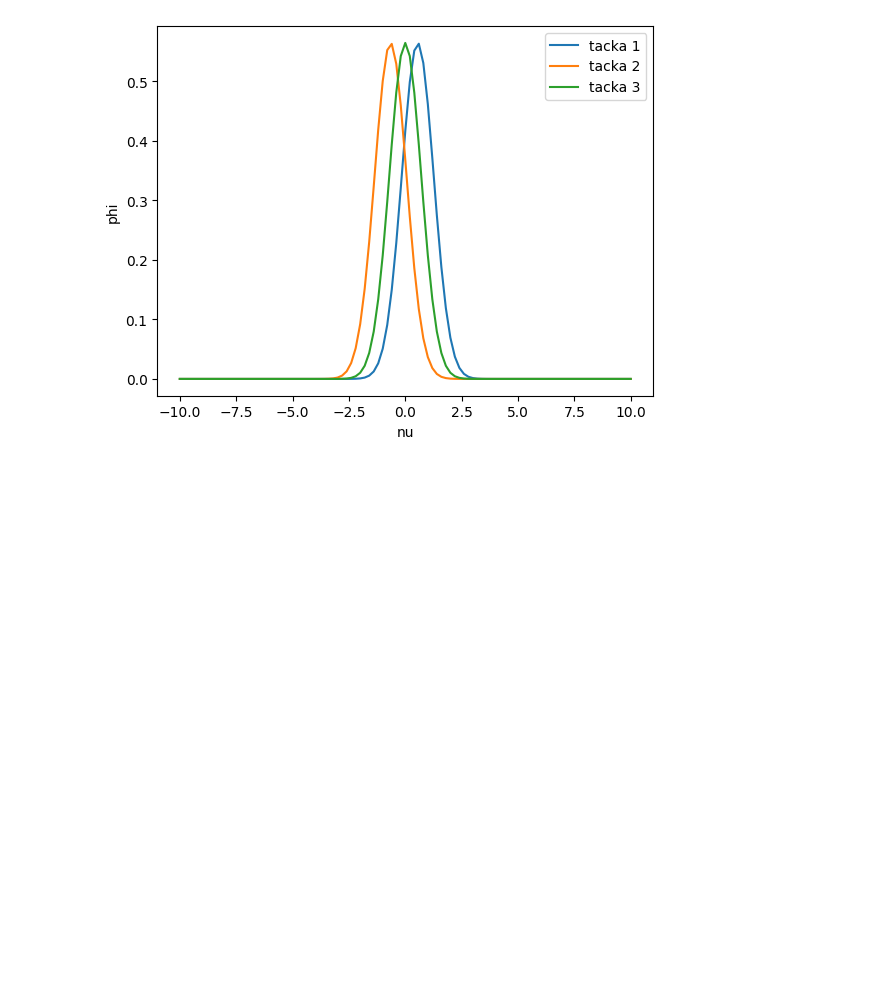
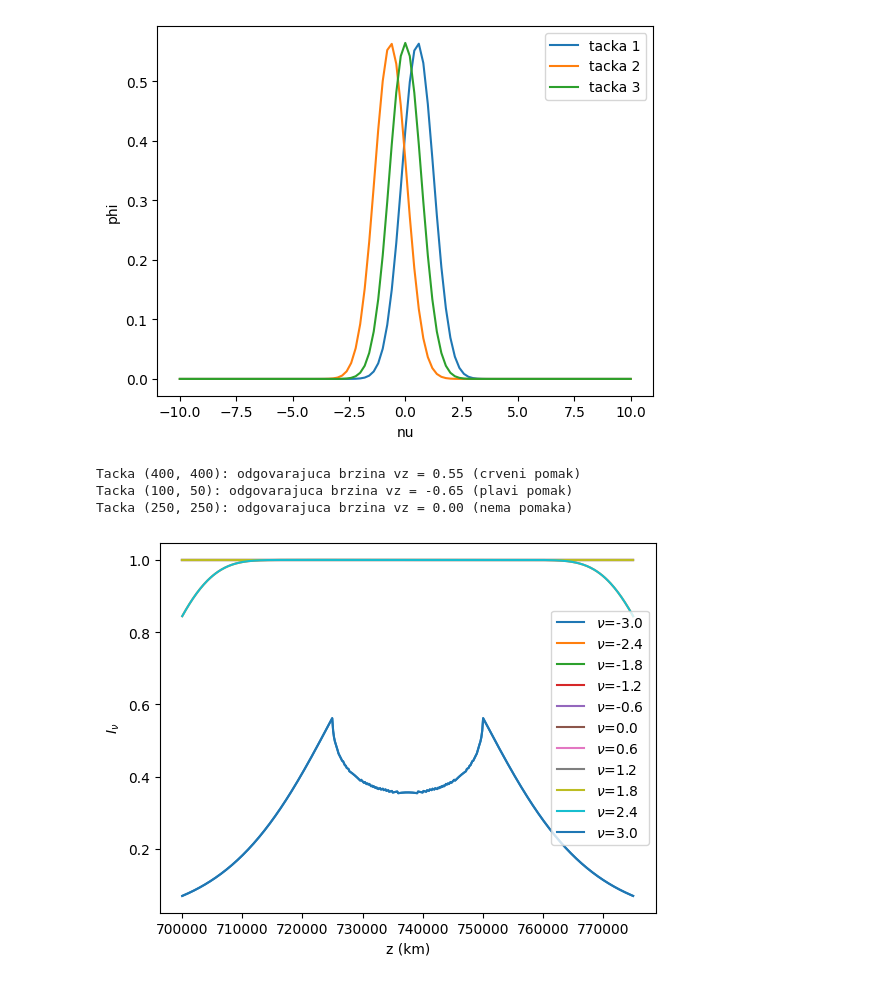
Before and after one commit to nmmladenovic-tech/moving_atmospheres_exercises, a Jupyter notebook: domaci.ipynb, the cells around one changed output. Cells and saved outputs as stored; diff of their text form; code cells hidden in the pictures; blank space fills up the shorter version.

```diff
--- a/domaci.ipynb
+++ b/domaci.ipynb
@@ -252,3 +269,23 @@ plt.legend()
 plt.show()
 # %% [output]
 [figure]
+# %%
+# TODO: Ovo gore deluje kako treba, mozes proveriti da li ove tacke imaju te brzine u skladu sa crvenim/plavim pomakom.
+
+points = [(400, 400), (100, 50), (250, 250)]
+
+for i,j in points:
+    vz_point = vz_a[i, j]
+
+    if vz_point > 0:
+        print(f"Tacka ({i}, {j}): odgovarajuca brzina vz = {vz_point:.2f} (crveni pomak)")
+
+    if vz_point < 0:
+        print(f"Tacka ({i}, {j}): odgovarajuca brzina vz = {vz_point:.2f} (plavi pomak)")
+
+    if vz_point == 0:
+        print(f"Tacka ({i}, {j}): odgovarajuca brzina vz = {vz_point:.2f} (nema pomaka)")
+# %% [output]
+Tacka (400, 400): odgovarajuca brzina vz = 0.55 (crveni pomak)
+Tacka (100, 50): odgovarajuca brzina vz = -0.65 (plavi pomak)
+Tacka (250, 250): odgovarajuca brzina vz = 0.00 (nema pomaka)
@@ -254,0 +299,22 @@ plt.show()
+# %%
+nu = np.linspace(-3, 3, 101) # bilo je nu = np.linspace(-10,10,101) u Doplerovim jedinicama
+
+phi_0 = calc_phi(nu[:, None, None], 0.0)
+
+chi_0 = sigma_line_core * n_r[None, :, :] * phi_0
+
+tau_0 = np.trapezoid(chi_0[:, :, :], s, axis=2)
+
+
+S=1
+I_nu = S * (1 - np.exp(-tau_0))
+
+for k in range(0, len(nu), 10):
+    plt.plot(z_values/1e5, I_nu[k, :], label=f"$\\nu$={nu[k]:.1f}")
+
+plt.xlabel('z (km)')
+plt.ylabel(r'$I_\nu$')
+plt.legend()
+plt.show()
+# %% [output]
+[figure, added]
```
Also changed, not shown: parts of 11 cells of this notebook, 1 other file.
